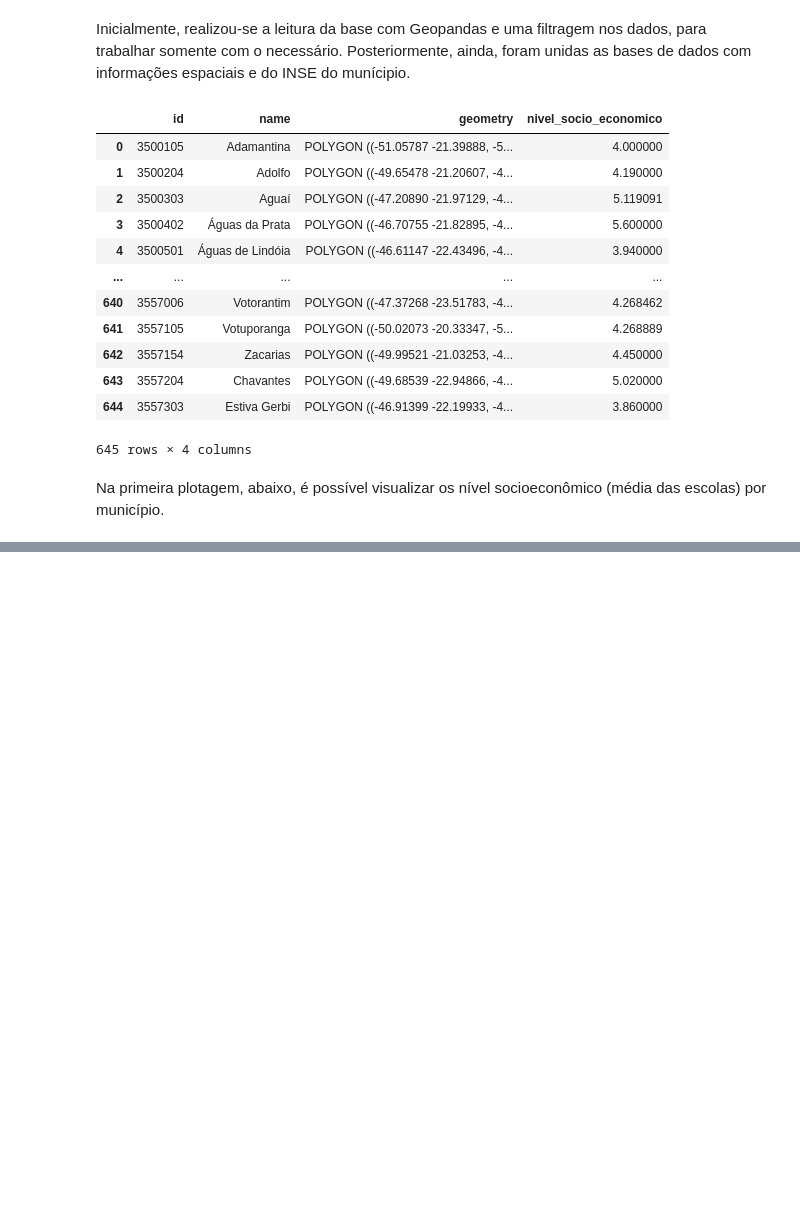
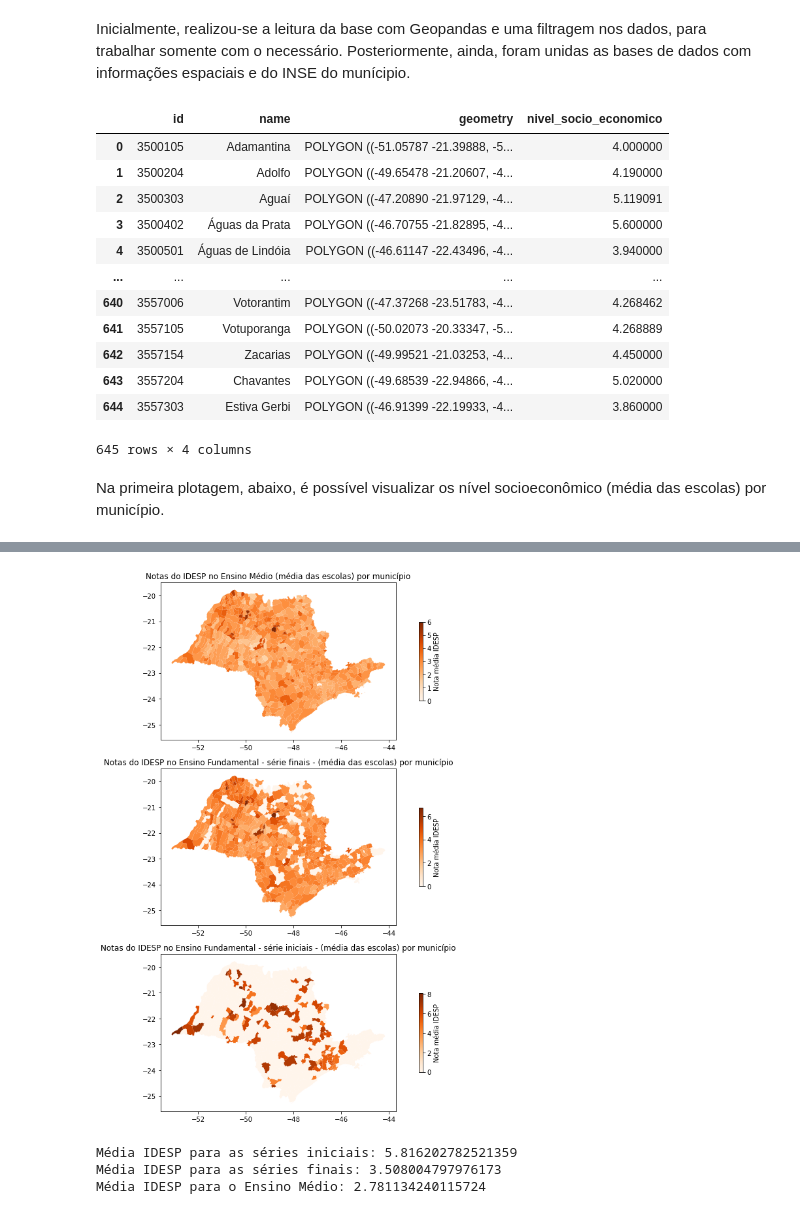
Before and after one commit to BrunoFornaro/A2-BD-2021, a Jupyter notebook: Banco_de_Dados_testes.ipynb, the cells around one changed output, grey strips where cells are left out. Drawn from its saved outputs; the diff is of its cells as text; code cells hidden in the pictures; blank space fills up the shorter version.

```diff
--- a/Banco_de_Dados_testes.ipynb
+++ b/Banco_de_Dados_testes.ipynb
@@ -110,0 +117,18 @@ fig.show()
+# %%
+sp_idesp = gpd.read_file("C://Users//vanes//OneDrive//Área de trabalho//arquivos bd//escola_IDESP.csv")
+sp_idesp = sp_idesp[["ano",'id_municipio','nota_idesp_ef_iniciais', "nota_idesp_ef_finais", "nota_idesp_em"]]
+sp_idesp['nota_idesp_ef_iniciais'] = pd.to_numeric(sp_idesp["nota_idesp_ef_iniciais"])
+sp_idesp['nota_idesp_ef_finais'] = pd.to_numeric(sp_idesp["nota_idesp_ef_finais"])
+sp_idesp['nota_idesp_em'] = pd.to_numeric(sp_idesp["nota_idesp_em"])
+
+sp_idesp.rename(columns={"id_municipio": "id"}, inplace = 1)
+
+sp_idesp_2018_na = sp_idesp[sp_idesp["ano"] == "2018"]
+
+sp_idesp_2018_na=sp_idesp_2018_na.groupby("id").mean()
+
+sp_idesp_2018 = mapassp.join(sp_idesp_2018_na, on="id", how="left")
+
+sp_idesp_2018.fillna(0, inplace = True)
+
+sp_idesp_2018
@@ -110,0 +153,27 @@ fig.show()
+# %%
+fig, axs = plt.subplots(3, figsize=(10, 12))
+
+sp_idesp_2018.plot(ax=axs[0], column='nota_idesp_em', cmap='Oranges', legend=True, legend_kwds={'label': "Nota média IDESP", 'shrink': 0.5})
+axs[0].set_title('Notas do IDESP no Ensino Médio (média das escolas) por município')
+
+sp_idesp_2018.plot(ax=axs[1], column='nota_idesp_ef_finais', cmap='Oranges', legend=True, legend_kwds={'label': "Nota média IDESP", 'shrink': 0.5})
+axs[1].set_title('Notas do IDESP no Ensino Fundamental - série finais - (média das escolas) por município')
+
+sp_idesp_2018.plot(ax=axs[2], column='nota_idesp_ef_iniciais', cmap='Oranges', legend=True, legend_kwds={'label': "Nota média IDESP", 'shrink': 0.5})
+axs[2].set_title('Notas do IDESP no Ensino Fundamental - série iniciais - (média das escolas) por município')
+
+plt.tight_layout();
+# %% [output]
+[figure, added]
+# %%
+media_efi=sp_idesp_2018_na['nota_idesp_ef_iniciais'].dropna().mean()
+media_eff=sp_idesp_2018_na['nota_idesp_ef_finais'].dropna().mean()
+media_em=sp_idesp_2018_na['nota_idesp_em'].dropna().mean()
+
+print ("Média IDESP para as séries iniciais:",media_efi)
+print ("Média IDESP para as séries finais:",media_eff)
+print ("Média IDESP para o Ensino Médio:",media_em)
+# %% [output]
+Média IDESP para as séries iniciais: 5.816202782521359
+Média IDESP para as séries finais: 3.508004797976173
+Média IDESP para o Ensino Médio: 2.781134240115724
```
Also changed, not shown: parts of 16 cells of this notebook.
